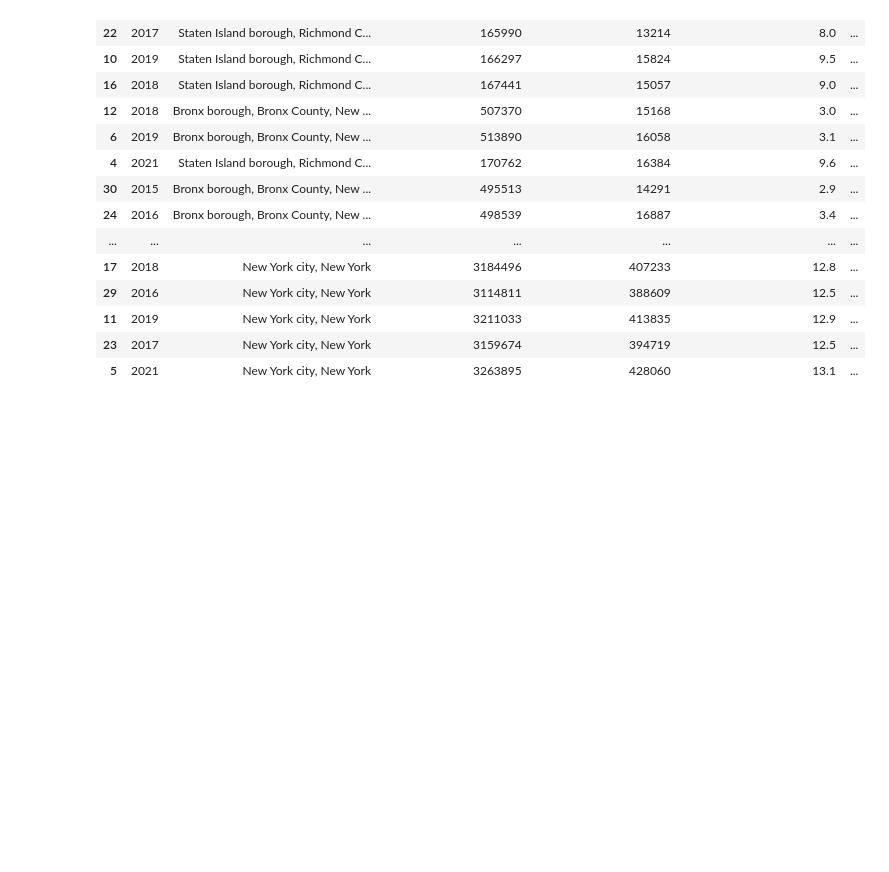
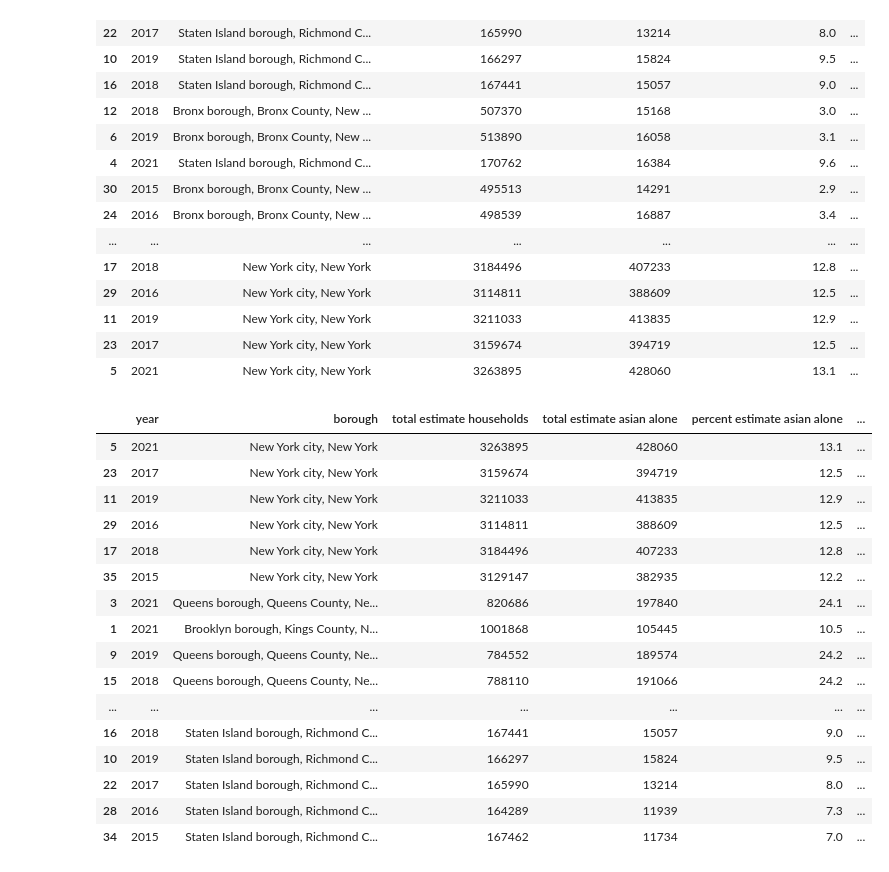
Before and after one commit to arubybonilla/2023-asam-benefits, a Jupyter notebook: 2023-asam-snap-food-stamps-analysis-smail-bonilla.ipynb, the cells around one changed output. Cells and saved outputs as stored; diff of their text form; code cells hidden in the pictures; blank space fills up the shorter version.

```diff
--- a/2023-asam-snap-food-stamps-analysis-smail-bonilla.ipynb
+++ b/2023-asam-snap-food-stamps-analysis-smail-bonilla.ipynb
@@ -81,3 +81,23 @@ df.sort_values(by="households receiving food stamps and snap asian alone", ascen
 | 11 | 2019 | New York city, New York | 3211033 | 413835 | 12.9 | ... |
 | 23 | 2017 | New York city, New York | 3159674 | 394719 | 12.5 | ... |
 | 5 | 2021 | New York city, New York | 3263895 | 428060 | 13.1 | ... |
+# %%
+df.sort_values(by="households receiving food stamps and snap asian alone", ascending = False)
+# %% [output]
+|  | year | borough | total estimate households | total estimate asian alone | percent estimate asian alone | ... |
+| 5 | 2021 | New York city, New York | 3263895 | 428060 | 13.1 | ... |
+| 23 | 2017 | New York city, New York | 3159674 | 394719 | 12.5 | ... |
+| 11 | 2019 | New York city, New York | 3211033 | 413835 | 12.9 | ... |
+| 29 | 2016 | New York city, New York | 3114811 | 388609 | 12.5 | ... |
+| 17 | 2018 | New York city, New York | 3184496 | 407233 | 12.8 | ... |
+| 35 | 2015 | New York city, New York | 3129147 | 382935 | 12.2 | ... |
+| 3 | 2021 | Queens borough, Queens County, Ne... | 820686 | 197840 | 24.1 | ... |
+| 1 | 2021 | Brooklyn borough, Kings County, N... | 1001868 | 105445 | 10.5 | ... |
+| 9 | 2019 | Queens borough, Queens County, Ne... | 784552 | 189574 | 24.2 | ... |
+| 15 | 2018 | Queens borough, Queens County, Ne... | 788110 | 191066 | 24.2 | ... |
+| ... | ... | ... | ... | ... | ... | ... |
+| 16 | 2018 | Staten Island borough, Richmond C... | 167441 | 15057 | 9.0 | ... |
+| 10 | 2019 | Staten Island borough, Richmond C... | 166297 | 15824 | 9.5 | ... |
+| 22 | 2017 | Staten Island borough, Richmond C... | 165990 | 13214 | 8.0 | ... |
+| 28 | 2016 | Staten Island borough, Richmond C... | 164289 | 11939 | 7.3 | ... |
+| 34 | 2015 | Staten Island borough, Richmond C... | 167462 | 11734 | 7.0 | ... |
```
Also changed, not shown: parts of 1 cell of this notebook, 1 other file.
